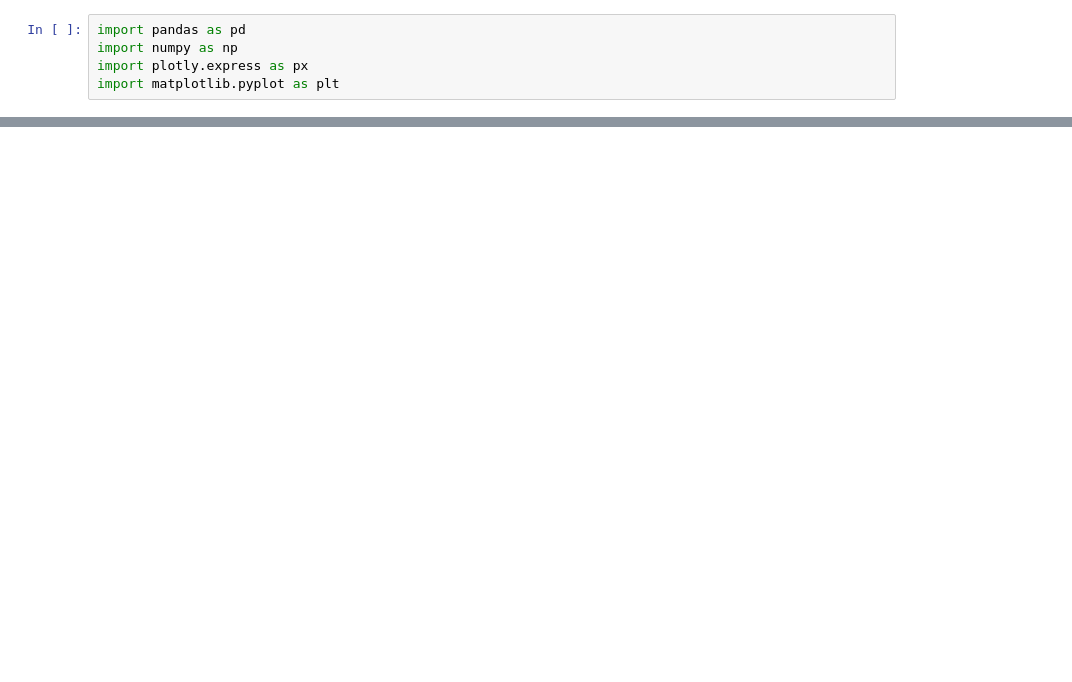
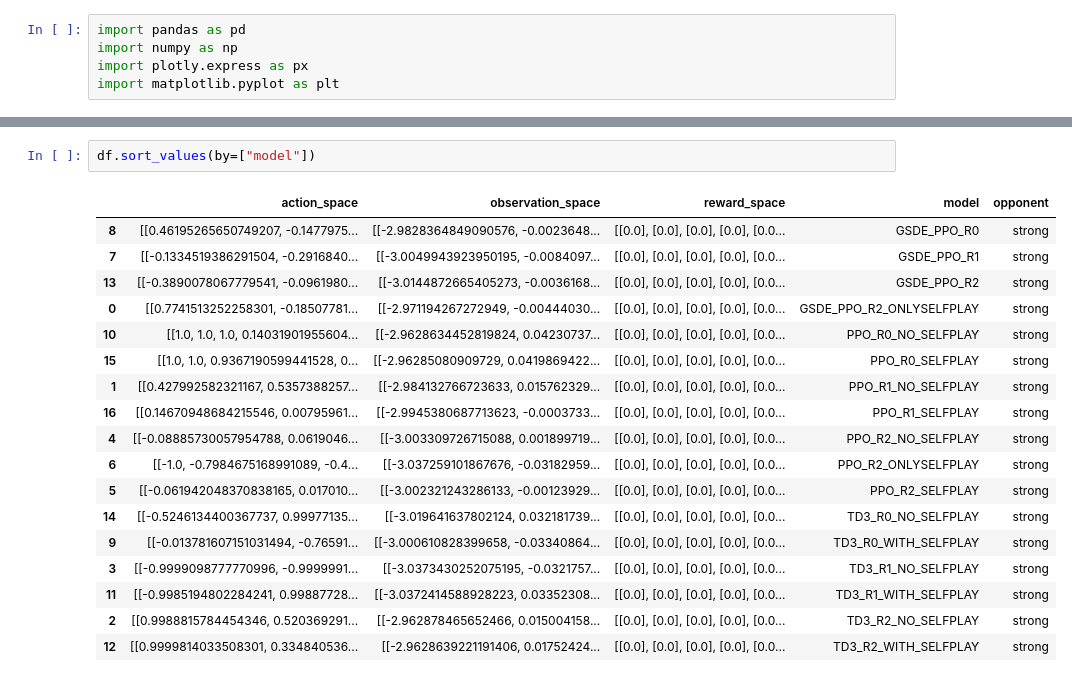
Before and after one commit to triooy/rl_uni_tuebingen_challenge, a Jupyter notebook: src/experiments/action_space_plots.ipynb, the cells around one changed output, grey strips where cells are left out. Saved outputs shown, nothing was run; the diff lists cells and outputs as text; blank space fills up the shorter version.

```diff
--- a/src/experiments/action_space_plots.ipynb
+++ b/src/experiments/action_space_plots.ipynb
@@ -11,0 +30,21 @@ df["model"].replace("td3_corne", "td3", inplace=True)
+# %%
+df.sort_values(by=["model"])
+# %% [output]
+|  | action_space | observation_space | reward_space | model | opponent |
+| 8 | [[0.46195265650749207, -0.1477975... | [[-2.9828364849090576, -0.0023648... | [[0.0], [0.0], [0.0], [0.0], [0.0... | GSDE_PPO_R0 | strong |
+| 7 | [[-0.1334519386291504, -0.2916840... | [[-3.0049943923950195, -0.0084097... | [[0.0], [0.0], [0.0], [0.0], [0.0... | GSDE_PPO_R1 | strong |
+| 13 | [[-0.3890078067779541, -0.0961980... | [[-3.0144872665405273, -0.0036168... | [[0.0], [0.0], [0.0], [0.0], [0.0... | GSDE_PPO_R2 | strong |
+| 0 | [[0.7741513252258301, -0.18507781... | [[-2.971194267272949, -0.00444030... | [[0.0], [0.0], [0.0], [0.0], [0.0... | GSDE_PPO_R2_ONLYSELFPLAY | strong |
+| 10 | [[1.0, 1.0, 1.0, 0.14031901955604... | [[-2.9628634452819824, 0.04230737... | [[0.0], [0.0], [0.0], [0.0], [0.0... | PPO_R0_NO_SELFPLAY | strong |
+| 15 | [[1.0, 1.0, 0.9367190599441528, 0... | [[-2.96285080909729, 0.0419869422... | [[0.0], [0.0], [0.0], [0.0], [0.0... | PPO_R0_SELFPLAY | strong |
+| 1 | [[0.427992582321167, 0.5357388257... | [[-2.984132766723633, 0.015762329... | [[0.0], [0.0], [0.0], [0.0], [0.0... | PPO_R1_NO_SELFPLAY | strong |
+| 16 | [[0.14670948684215546, 0.00795961... | [[-2.9945380687713623, -0.0003733... | [[0.0], [0.0], [0.0], [0.0], [0.0... | PPO_R1_SELFPLAY | strong |
+| 4 | [[-0.08885730057954788, 0.0619046... | [[-3.003309726715088, 0.001899719... | [[0.0], [0.0], [0.0], [0.0], [0.0... | PPO_R2_NO_SELFPLAY | strong |
+| 6 | [[-1.0, -0.7984675168991089, -0.4... | [[-3.037259101867676, -0.03182959... | [[0.0], [0.0], [0.0], [0.0], [0.0... | PPO_R2_ONLYSELFPLAY | strong |
+| 5 | [[-0.061942048370838165, 0.017010... | [[-3.002321243286133, -0.00123929... | [[0.0], [0.0], [0.0], [0.0], [0.0... | PPO_R2_SELFPLAY | strong |
+| 14 | [[-0.5246134400367737, 0.99977135... | [[-3.019641637802124, 0.032181739... | [[0.0], [0.0], [0.0], [0.0], [0.0... | TD3_R0_NO_SELFPLAY | strong |
+| 9 | [[-0.013781607151031494, -0.76591... | [[-3.000610828399658, -0.03340864... | [[0.0], [0.0], [0.0], [0.0], [0.0... | TD3_R0_WITH_SELFPLAY | strong |
+| 3 | [[-0.9999098777770996, -0.9999991... | [[-3.0373430252075195, -0.0321757... | [[0.0], [0.0], [0.0], [0.0], [0.0... | TD3_R1_NO_SELFPLAY | strong |
+| 11 | [[-0.9985194802284241, 0.99887728... | [[-3.0372414588928223, 0.03352308... | [[0.0], [0.0], [0.0], [0.0], [0.0... | TD3_R1_WITH_SELFPLAY | strong |
+| 2 | [[0.9988815784454346, 0.520369291... | [[-2.962878465652466, 0.015004158... | [[0.0], [0.0], [0.0], [0.0], [0.0... | TD3_R2_NO_SELFPLAY | strong |
+| 12 | [[0.9999814033508301, 0.334840536... | [[-2.9628639221191406, 0.01752424... | [[0.0], [0.0], [0.0], [0.0], [0.0... | TD3_R2_WITH_SELFPLAY | strong |
```
Also changed, not shown: parts of 9 cells of this notebook, 6 other files.
